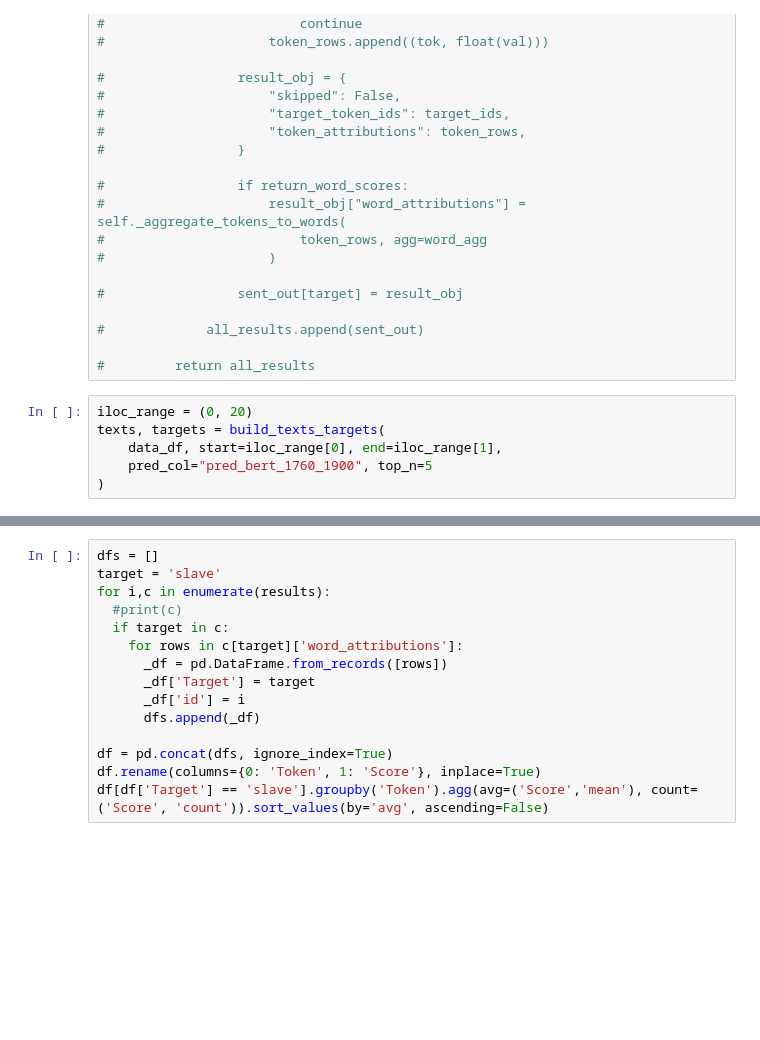
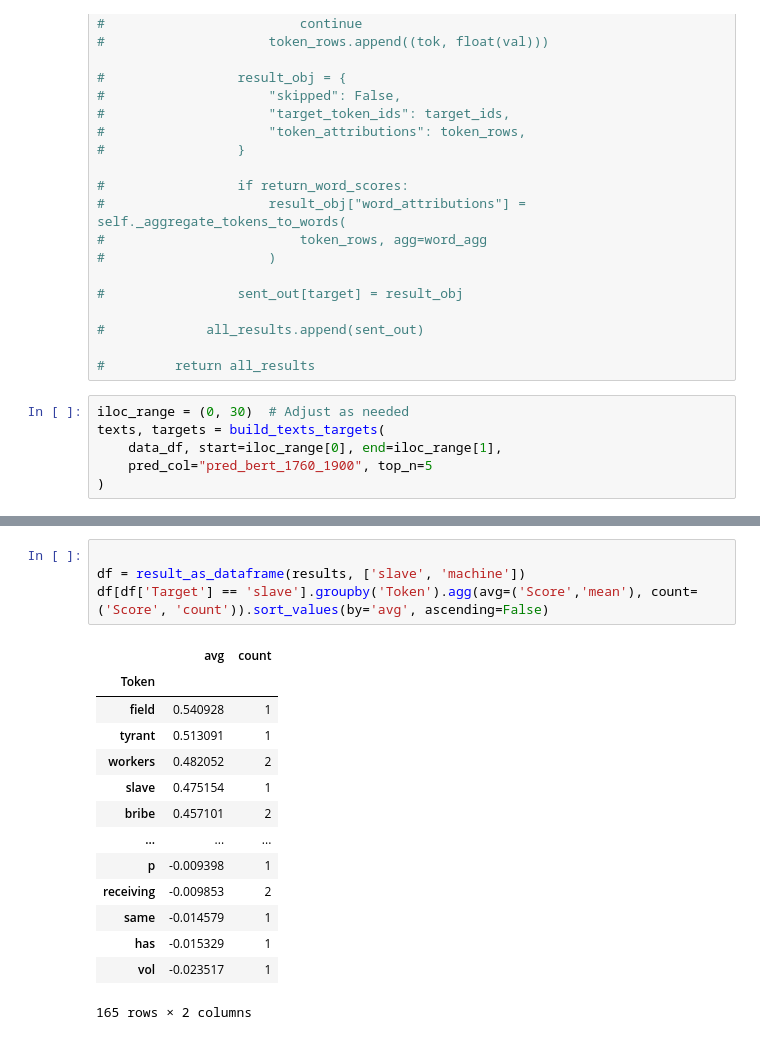
Before and after one commit to Text-Machine/mask-predict, a Jupyter notebook: compute_influence_improved.ipynb, the cells around one changed output, grey strips where cells are left out. Cells and saved outputs as stored; diff of their text form; blank space fills up the shorter version.

```diff
--- a/compute_influence_improved.ipynb
+++ b/compute_influence_improved.ipynb
@@ -197,7 +209,7 @@ data_df.head()
 
 #         return all_results
 # %%
-iloc_range = (0, 20)
+iloc_range = (0, 30)  # Adjust as needed
 texts, targets = build_texts_targets(
     data_df, start=iloc_range[0], end=iloc_range[1],
     pred_col="pred_bert_1760_1900", top_n=5
@@ -209,16 +232,20 @@ results = explainer.explain(texts, targets, word_agg="max")
 # %%
-dfs = []
-target = 'slave'
-for i,c in enumerate(results):
-  #print(c)
-  if target in c:
-    for rows in c[target]['word_attributions']:
-      _df = pd.DataFrame.from_records([rows])
-      _df['Target'] = target
-      _df['id'] = i
-      dfs.append(_df)
 
-df = pd.concat(dfs, ignore_index=True)
-df.rename(columns={0: 'Token', 1: 'Score'}, inplace=True)
+df = result_as_dataframe(results, ['slave', 'machine'])
 df[df['Target'] == 'slave'].groupby('Token').agg(avg=('Score','mean'), count=('Score', 'count')).sort_values(by='avg', ascending=False)
+# %% [output]
+|  | avg | count |
+| Token |  |  |
+| field | 0.540928 | 1 |
+| tyrant | 0.513091 | 1 |
+| workers | 0.482052 | 2 |
+| slave | 0.475154 | 1 |
+| bribe | 0.457101 | 2 |
+| ... | ... | ... |
+| p | -0.009398 | 1 |
+| receiving | -0.009853 | 2 |
+| same | -0.014579 | 1 |
+| has | -0.015329 | 1 |
+| vol | -0.023517 | 1 |
+165 rows × 2 columns
 # %%
```
Also changed, not shown: parts of 14 cells of this notebook, 2 other files.
